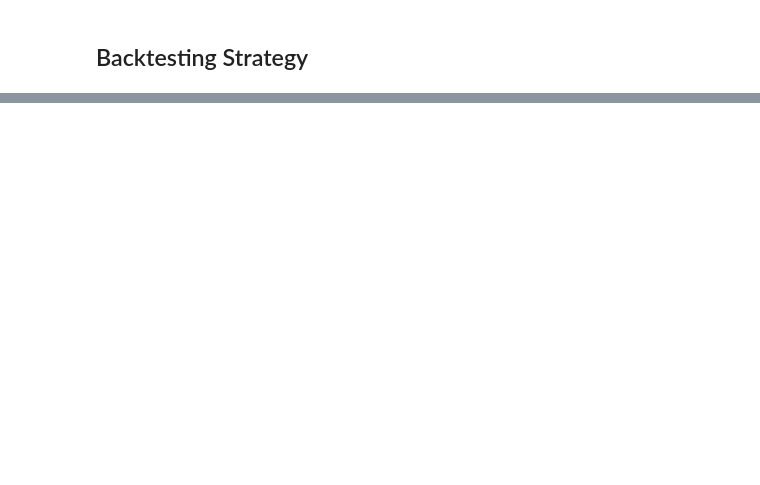
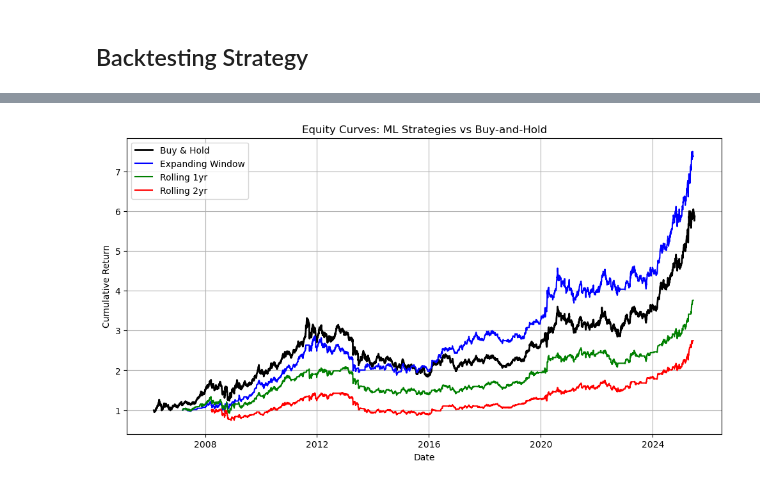
Before and after one commit to MartynChong/applied_project, a Jupyter notebook: project.ipynb, the cells around one changed output, grey strips where cells are left out. Saved outputs shown, nothing was run; the diff lists cells and outputs as text; code cells hidden in the pictures; blank space fills up the shorter version.

```diff
--- a/project.ipynb
+++ b/project.ipynb
@@ -815,0 +840,24 @@ Expanding Window AUC and Accuracy:
+# %%
+def plot_equity_curves(price_series, expanding_returns, rolling1_returns, rolling2_returns):
+    # Compute cumulative equity curves
+    bh_equity = (1 + price_series.pct_change().dropna()).cumprod()
+    expanding_equity = (1 + expanding_returns).cumprod()
+    rolling1_equity = (1 + rolling1_returns).cumprod()
+    rolling2_equity = (1 + rolling2_returns).cumprod()
+
+    plt.figure(figsize=(12, 6))
+    plt.plot(bh_equity.index, bh_equity, label='Buy & Hold', color='black', linewidth=2)
+    plt.plot(expanding_equity.index, expanding_equity, label='Expanding Window', color='blue')
+    plt.plot(rolling1_equity.index, rolling1_equity, label='Rolling 1yr', color='green')
+    plt.plot(rolling2_equity.index, rolling2_equity, label='Rolling 2yr', color='red')
+
+    plt.title('Equity Curves: ML Strategies vs Buy-and-Hold')
+    plt.xlabel('Date')
+    plt.ylabel('Cumulative Return')
+    plt.legend()
+    plt.grid(True)
+    plt.show()
+
+plot_equity_curves(df['price'], expanding_returns, rolling_1yr_returns, rolling_2yr_returns)
+# %% [output]
+[figure, added]
```
Also changed, not shown: parts of 9 cells of this notebook.
